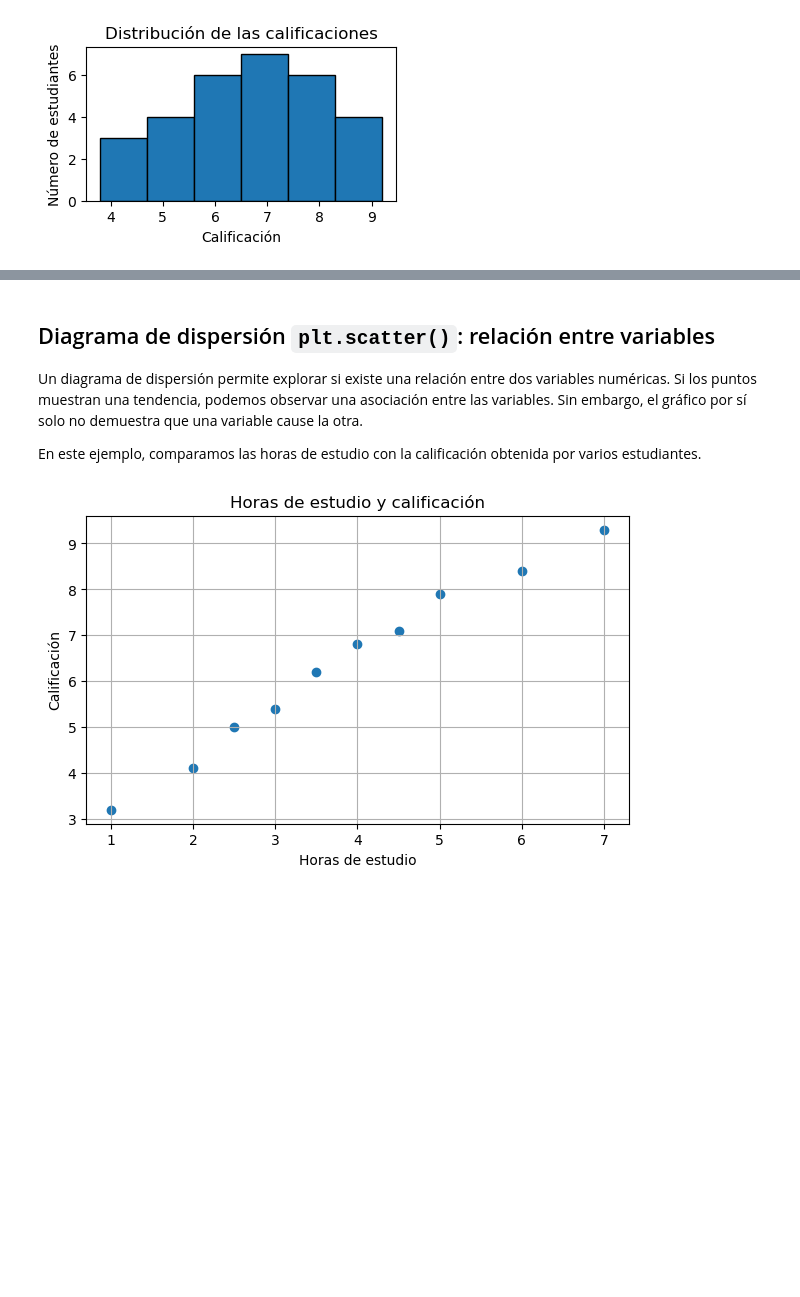
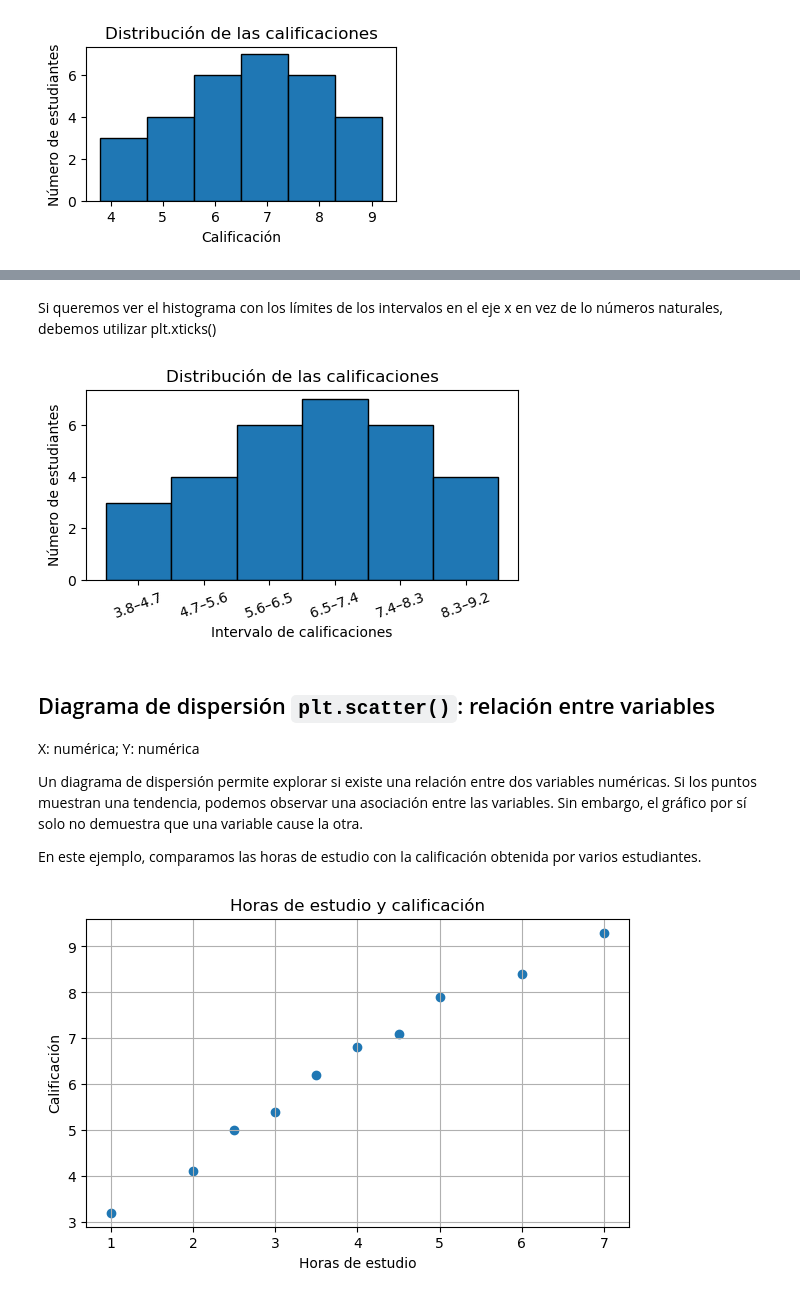
Before and after one commit to soesteve/Programming-in-Data-Science, a Jupyter notebook: 7_Visualizacion.ipynb, the cells around one changed output, grey strips where cells are left out. Saved outputs shown, nothing was run; the diff lists cells and outputs as text; code cells hidden in the pictures; blank space fills up the shorter version.

```diff
--- a/7_Visualizacion.ipynb
+++ b/7_Visualizacion.ipynb
@@ -234,8 +251,10 @@ calificaciones = [
     3.8, 4.5, 9.2, 6.0, 7.6, 8.0, 5.3, 6.8, 7.9, 5.9
 ]
 
+df = pd.DataFrame({"Calificación": calificaciones})
+
 plt.figure(figsize=(4, 2))
-plt.hist(calificaciones, bins=6, edgecolor="black")
+plt.hist(df["Calificación"], bins=6, edgecolor="black")
 plt.title("Distribución de las calificaciones")
 plt.xlabel("Calificación")
 plt.ylabel("Número de estudiantes")
@@ -287,8 +305,39 @@ No existe un número de intervalos óptimo para todos los conjuntos de datos.
 - ¿Qué información ofrece el histograma que no se ve tan fácilmente en una lista de números?
 
     Permite observar de un vistazo dónde se concentran las calificaciones, cuáles son los intervalos más frecuentes y si existen pocos o muchos valores en los extremos.
+# %% [markdown]
+Si queremos ver el histograma con los límites de los intervalos en el eje x en vez de lo números naturales, debemos utilizar plt.xticks()
+# %%
+import matplotlib.pyplot as plt
+import numpy as np
+
+plt.figure(figsize=(5, 3))
+
+# limites contiene los extremos de los intervalos.
+frecuencias, limites, barras = plt.hist(
+    df["Calificación"], bins=6, edgecolor="black"
+)
+
+# Crear las etiquetas de los intervalos
+etiquetas = []
+for i in range(len(limites) - 1):
+    etiqueta = f"{limites[i]:.1f}–{limites[i+1]:.1f}"
+    etiquetas.append(etiqueta)
+
+# Colocar las etiquetas en el centro de cada barra
+centros = (limites[:-1] + limites[1:]) / 2
+plt.xticks(centros, etiquetas, rotation = 20)
+
+plt.title("Distribución de las calificaciones")
+plt.xlabel("Intervalo de calificaciones")
+plt.ylabel("Número de estudiantes")
+plt.tight_layout()
+plt.show()
+# %% [output]
+[figure, added]
 # %% [markdown]
 ## Diagrama de dispersión `plt.scatter()`: relación entre variables
+X: numérica; Y: numérica
 
 Un diagrama de dispersión permite explorar si existe una relación entre dos variables numéricas. Si los puntos muestran una tendencia, podemos observar una asociación entre las variables. Sin embargo, el gráfico por sí solo no demuestra que una variable cause la otra.
 
```
Also changed, not shown: parts of 19 cells of this notebook, 3 other files.
